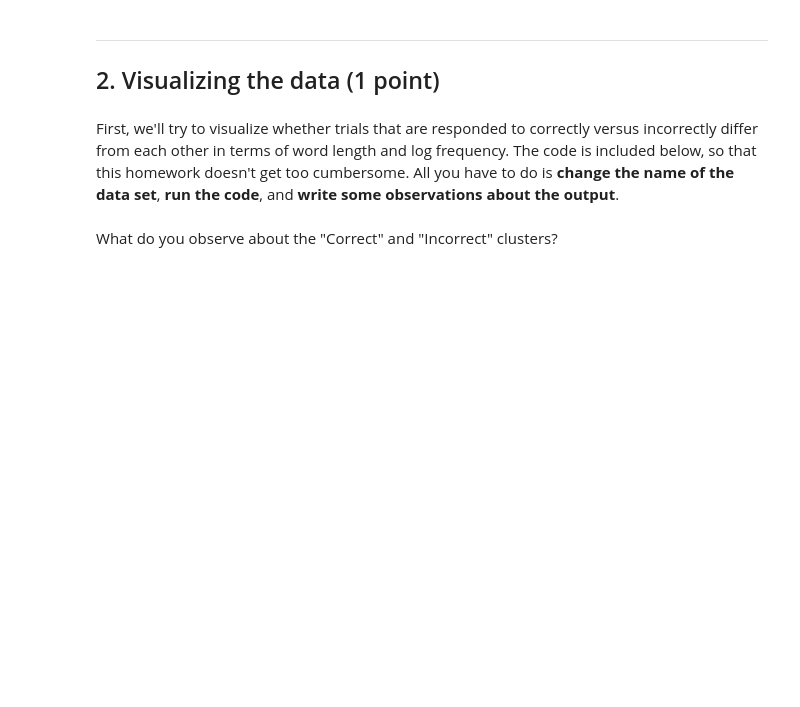
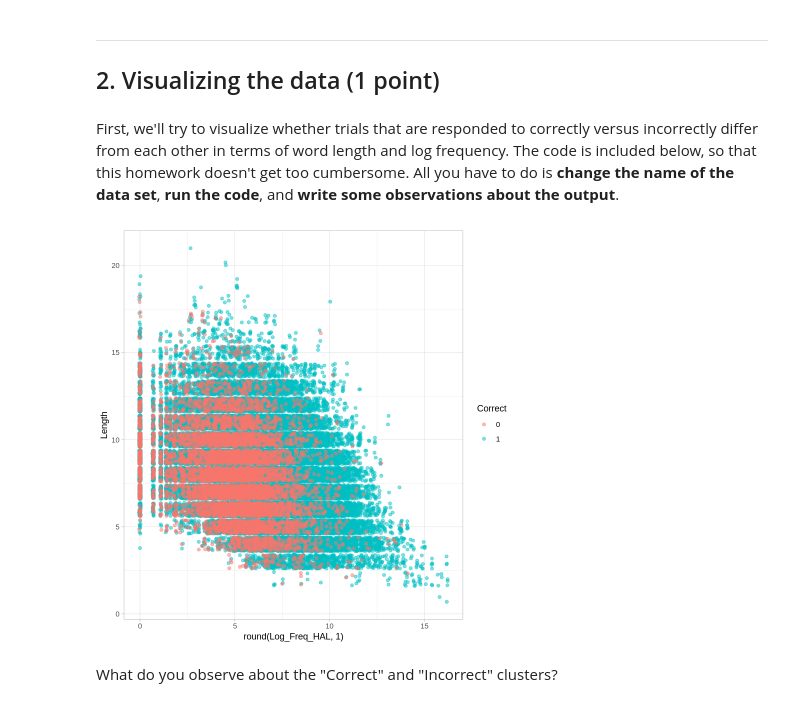
Before and after one commit to jialinli-21/Li_DSPN_S25, a Jupyter notebook: Exercise9.ipynb, the cells around one changed output. Drawn from its saved outputs; the diff is of its cells as text; code cells hidden in the pictures; blank space fills up the shorter version.

```diff
--- a/Exercise9.ipynb
+++ b/Exercise9.ipynb
@@ -21,0 +20,14 @@ Load in data from the **LexicalData_withIncorrect.csv** and **Items.csv** files.
+# %%
+system("gdown --id 1pvxPbQEbJCYrjMk2AmzIWTjJYzlbHCvk")
+system("gdown --id 19Dd8LpPUS4Ae3dkA581BUYs7Wb_wvtAc")
+
+lexData = read.csv("LexicalData_withIncorrect.csv")
+item = read.csv("Items.csv")
+# %%
+library(dplyr)
+nlexData <- lexData %>%
+  left_join(select(item, Word, Length, Log_Freq_HAL),
+            by = c("D_Word" = "Word")) %>%
+  drop_na()
+
+head(nlexData)
@@ -25,11 +47,13 @@ Load in data from the **LexicalData_withIncorrect.csv** and **Items.csv** files.
 # %% [markdown]
 First, we'll try to visualize whether trials that are responded to correctly versus incorrectly differ from each other in terms of word length and log frequency. The code is included below, so that this homework doesn't get too cumbersome. All you have to do is **change the name of the data set**, **run the code**, and **write some observations about the output**.
 # %%
-vrequire(tidyverse) # Load the tidyverse package, if you haven't yet
-fdata$Correct <- as.factor(fdata$Correct) # so that R knows that Correct is categorical, not numeric.
+# vrequire(tidyverse) # Load the tidyverse package, if you haven't yet
+nlexData$Correct <- as.factor(nlexData$Correct) # so that R knows that Correct is categorical, not numeric.
 
 # plot the Correct / Incorrect clusters
-ggplot(fdata,aes(x=round(Log_Freq_HAL,1),y=Length,col=Correct)) + geom_point(position="jitter",alpha=0.5) + theme_light()
+ggplot(nlexData,aes(x=round(Log_Freq_HAL,1),y=Length,col=Correct)) + geom_point(position="jitter",alpha=0.5) + theme_light()
+# %% [output]
+[figure, added]
 # %% [markdown]
 What do you observe about the "Correct" and "Incorrect" clusters?
 # %% [markdown]
```
Also changed, not shown: parts of 10 cells of this notebook.
